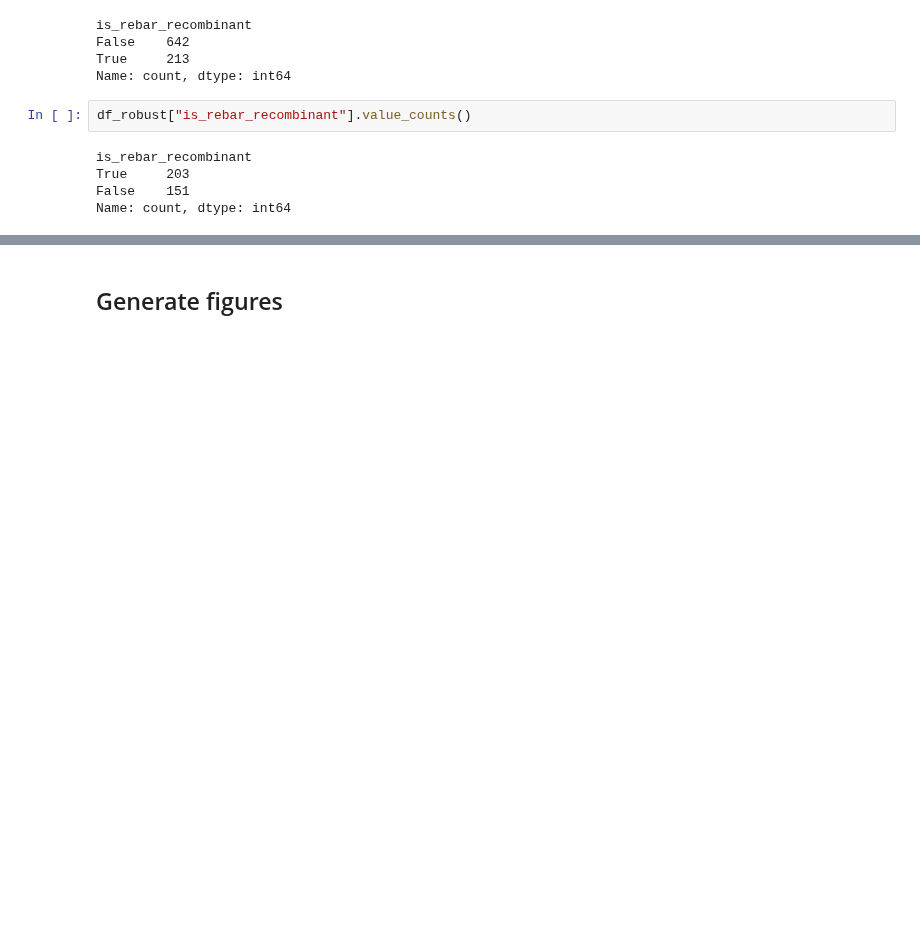
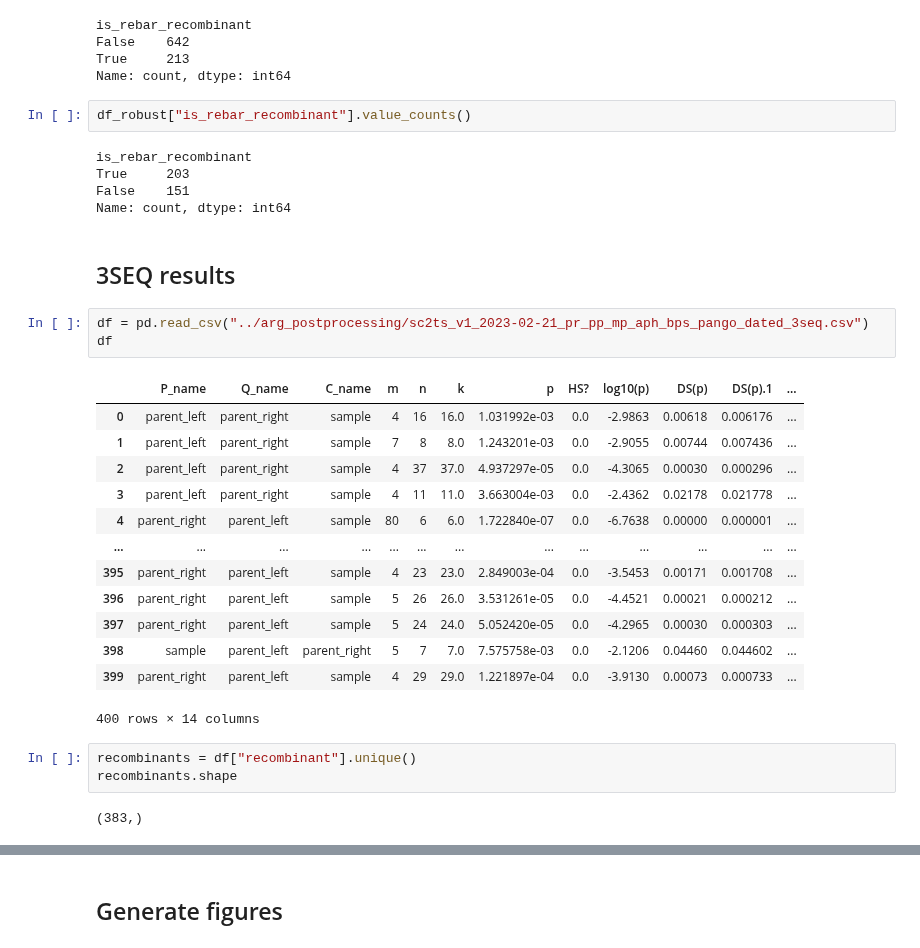
Before and after one commit to jeromekelleher/sc2ts-paper, a Jupyter notebook: notebooks/fig_recombinant_evidence.ipynb, the cells around one changed output, grey strips where cells are left out. Cells and saved outputs as stored; diff of their text form; blank space fills up the shorter version.

```diff
--- a/notebooks/fig_recombinant_evidence.ipynb
+++ b/notebooks/fig_recombinant_evidence.ipynb
@@ -316,3 +325,27 @@ is_rebar_recombinant
 True     203
 False    151
 Name: count, dtype: int64
+# %% [markdown]
+## 3SEQ results
+# %%
+df = pd.read_csv("../arg_postprocessing/sc2ts_v1_2023-02-21_pr_pp_mp_aph_bps_pango_dated_3seq.csv")
+df
+# %% [output]
+|  | P_name | Q_name | C_name | m | n | k | p | HS? | log10(p) | DS(p) | DS(p).1 | ... |
+| 0 | parent_left | parent_right | sample | 4 | 16 | 16.0 | 1.031992e-03 | 0.0 | -2.9863 | 0.00618 | 0.006176 | ... |
+| 1 | parent_left | parent_right | sample | 7 | 8 | 8.0 | 1.243201e-03 | 0.0 | -2.9055 | 0.00744 | 0.007436 | ... |
+| 2 | parent_left | parent_right | sample | 4 | 37 | 37.0 | 4.937297e-05 | 0.0 | -4.3065 | 0.00030 | 0.000296 | ... |
+| 3 | parent_left | parent_right | sample | 4 | 11 | 11.0 | 3.663004e-03 | 0.0 | -2.4362 | 0.02178 | 0.021778 | ... |
+| 4 | parent_right | parent_left | sample | 80 | 6 | 6.0 | 1.722840e-07 | 0.0 | -6.7638 | 0.00000 | 0.000001 | ... |
+| ... | ... | ... | ... | ... | ... | ... | ... | ... | ... | ... | ... | ... |
+| 395 | parent_right | parent_left | sample | 4 | 23 | 23.0 | 2.849003e-04 | 0.0 | -3.5453 | 0.00171 | 0.001708 | ... |
+| 396 | parent_right | parent_left | sample | 5 | 26 | 26.0 | 3.531261e-05 | 0.0 | -4.4521 | 0.00021 | 0.000212 | ... |
+| 397 | parent_right | parent_left | sample | 5 | 24 | 24.0 | 5.052420e-05 | 0.0 | -4.2965 | 0.00030 | 0.000303 | ... |
+| 398 | sample | parent_left | parent_right | 5 | 7 | 7.0 | 7.575758e-03 | 0.0 | -2.1206 | 0.04460 | 0.044602 | ... |
+| 399 | parent_right | parent_left | sample | 4 | 29 | 29.0 | 1.221897e-04 | 0.0 | -3.9130 | 0.00073 | 0.000733 | ... |
+400 rows × 14 columns
+# %%
+recombinants = df["recombinant"].unique()
+recombinants.shape
+# %% [output]
+(383,)
```
Also changed, not shown: parts of 17 cells of this notebook, 7 other files.
